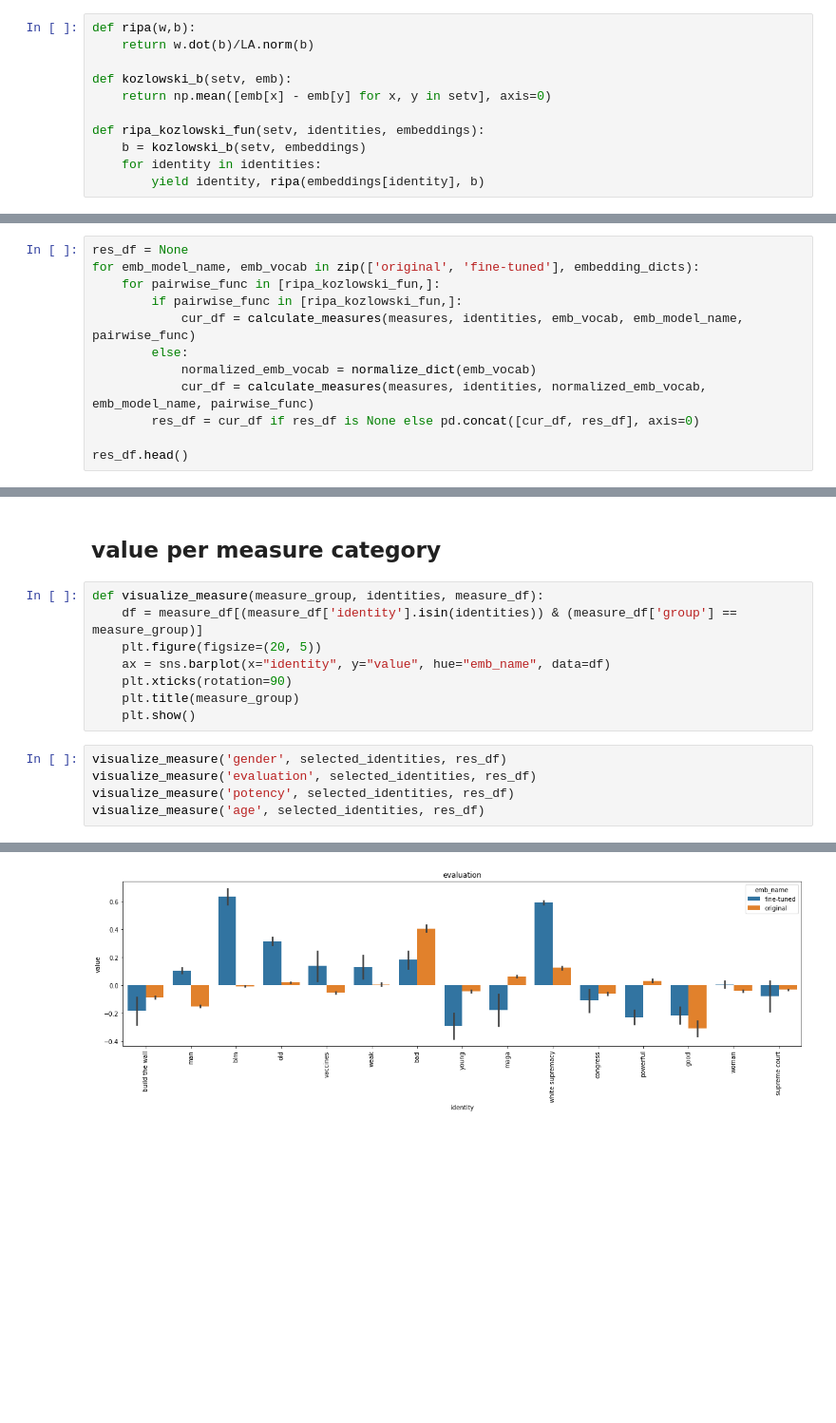
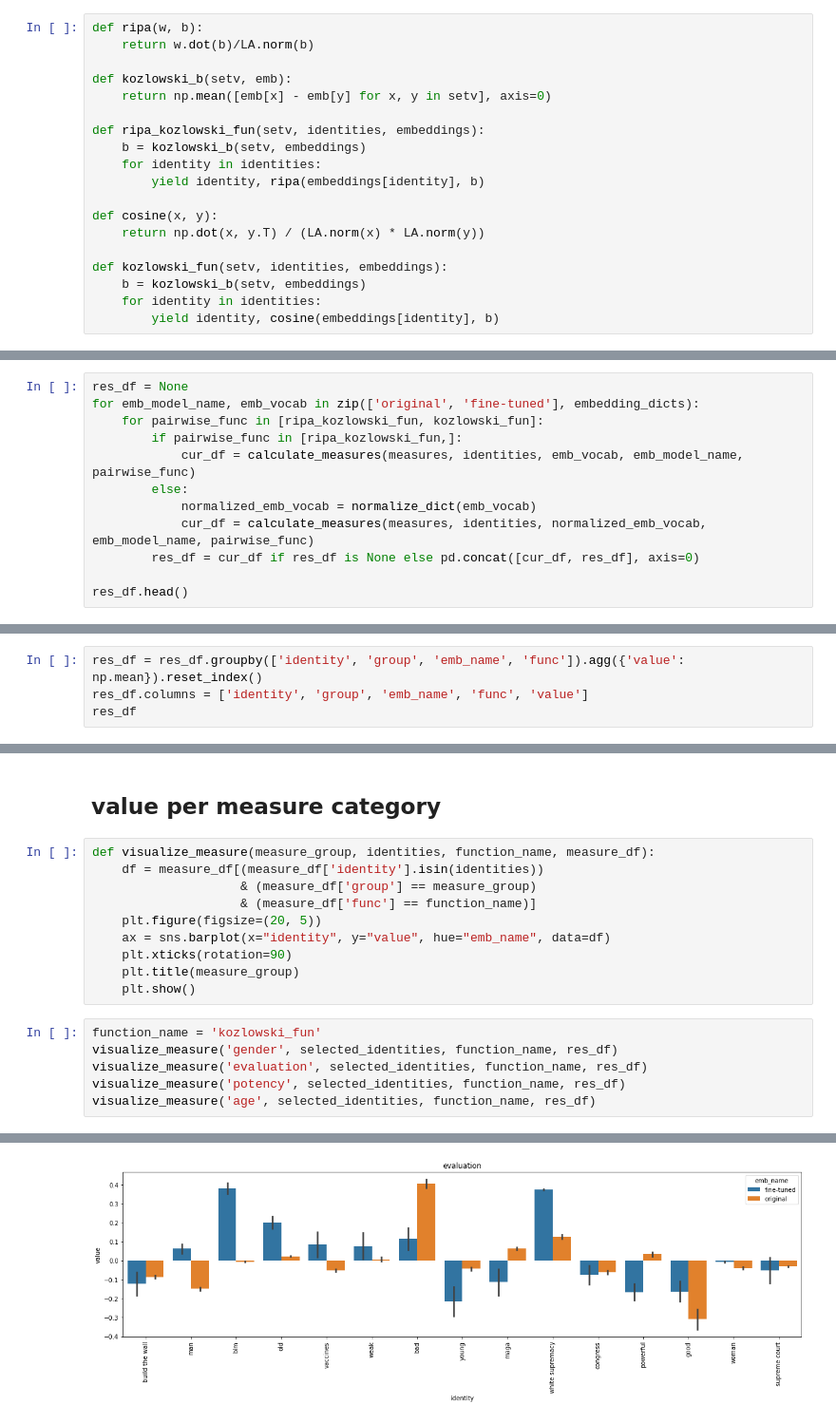
Before and after one commit to navidmdn/identity_embedding, a Jupyter notebook: embedding_interpretation.ipynb, the cells around one changed output, grey strips where cells are left out. Shown: that part at 95% size. Saved outputs shown, nothing was run; the diff lists cells and outputs as text; blank space fills up the shorter version.

Commit message:
added survey data to compare embeddings

```diff
--- a/embedding_interpretation.ipynb
+++ b/embedding_interpretation.ipynb
@@ -636,7 +636,7 @@ for emb_model in emb_models:
 # %% [markdown]
 ## define similarity functions
 # %%
-def ripa(w,b):
+def ripa(w, b):
     return w.dot(b)/LA.norm(b)
 
 def kozlowski_b(setv, emb):
@@ -646,6 +646,14 @@ def ripa_kozlowski_fun(setv, identities, embeddings):
     b = kozlowski_b(setv, embeddings)
     for identity in identities:
         yield identity, ripa(embeddings[identity], b)
+
+def cosine(x, y):
+    return np.dot(x, y.T) / (LA.norm(x) * LA.norm(y))
+
+def kozlowski_fun(setv, identities, embeddings):
+    b = kozlowski_b(setv, embeddings)
+    for identity in identities:
+        yield identity, cosine(embeddings[identity], b)
 # %% [markdown]
 ## calculate measure
 # %%
@@ -699,7 +707,7 @@ df = calculate_measures(measures, identities, emb_dict=embedding_dicts[0], emb_n
 # %%
 res_df = None
 for emb_model_name, emb_vocab in zip(['original', 'fine-tuned'], embedding_dicts):
-    for pairwise_func in [ripa_kozlowski_fun,]:
+    for pairwise_func in [ripa_kozlowski_fun, kozlowski_fun]:
         if pairwise_func in [ripa_kozlowski_fun,]:
             cur_df = calculate_measures(measures, identities, emb_vocab, emb_model_name, pairwise_func)
         else:
@@ -717,0 +767,4 @@ res_df.head()
+# %%
+res_df = res_df.groupby(['identity', 'group', 'emb_name', 'func']).agg({'value': np.mean}).reset_index()
+res_df.columns = ['identity', 'group', 'emb_name', 'func', 'value']
+res_df
@@ -763,16 +868,19 @@ plt.show()
 # %% [markdown]
 ## value per measure category
 # %%
-def visualize_measure(measure_group, identities, measure_df):
-    df = measure_df[(measure_df['identity'].isin(identities)) & (measure_df['group'] == measure_group)]
+def visualize_measure(measure_group, identities, function_name, measure_df):
+    df = measure_df[(measure_df['identity'].isin(identities))
+                    & (measure_df['group'] == measure_group)
+                    & (measure_df['func'] == function_name)]
     plt.figure(figsize=(20, 5))
     ax = sns.barplot(x="identity", y="value", hue="emb_name", data=df)
     plt.xticks(rotation=90)
     plt.title(measure_group)
     plt.show()
 # %%
-visualize_measure('gender', selected_identities, res_df)
-visualize_measure('evaluation', selected_identities, res_df)
-visualize_measure('potency', selected_identities, res_df)
-visualize_measure('age', selected_identities, res_df)
+function_name = 'kozlowski_fun'
+visualize_measure('gender', selected_identities, function_name, res_df)
+visualize_measure('evaluation', selected_identities, function_name, res_df)
+visualize_measure('potency', selected_identities, function_name, res_df)
+visualize_measure('age', selected_identities, function_name, res_df)
 # %% [output]
@@ -780 +888 @@ visualize_measure('age', selected_identities, res_df)
-[figure, old version]
+[figure, new version]
```
Also changed, not shown: parts of 11 cells of this notebook.
